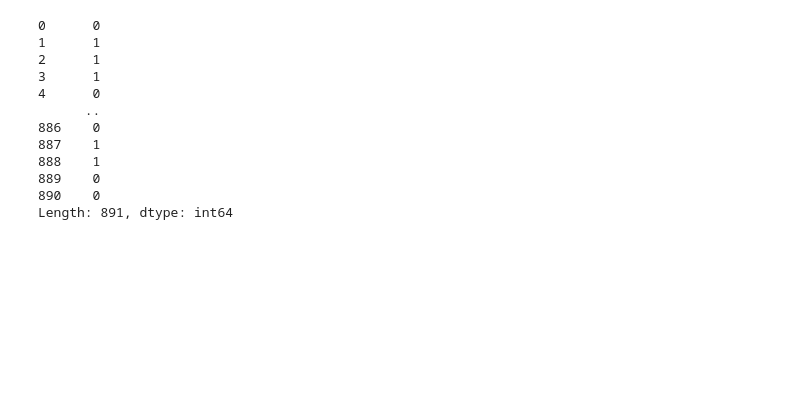
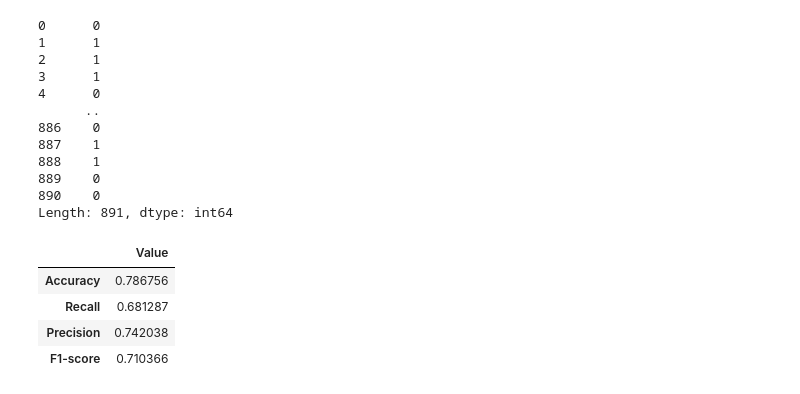
Before and after one commit to pouriaSameti/ML-Projects, a Jupyter notebook: Q1-Titanic/code/dsProject/Logistic Regression.ipynb, the cells around one changed output. Saved outputs shown, nothing was run; the diff lists cells and outputs as text; code cells hidden in the pictures; blank space fills up the shorter version.

Commit message:
titanic -> evaluation of the training data.

```diff
--- a/Q1-Titanic/code/dsProject/Logistic Regression.ipynb
+++ b/Q1-Titanic/code/dsProject/Logistic Regression.ipynb
@@ -204,7 +204,7 @@ class LogisticRegression:
         return vector.map(lambda x: 1/(1 + np.exp(-x)))
 # %%
 lr_reg = LogisticRegression()
-lr_reg.fit(x_train, y_train, epoch=100, learning_rate=0.1)
+lr_reg.fit(x_train, y_train, epoch=200, learning_rate=0.09)
 y_train_pred = lr_reg.predict(x_train)
 
 y_train_pred
@@ -221,3 +221,22 @@ y_train_pred
 889    0
 890    0
 Length: 891, dtype: int64
+# %%
+#training data evaluation
+
+from sklearn.metrics import f1_score, accuracy_score, recall_score, precision_score
+
+accuracy = accuracy_score(y_train, y_train_pred)
+recall = recall_score(y_train, y_train_pred)
+precision = precision_score(y_train, y_train_pred)
+f1_score = f1_score(y_train, y_train_pred)
+
+errors = pd.DataFrame({'Value': [accuracy, recall, precision, f1_score]}, index=['Accuracy', 'Recall', 'Precision', 'F1-score'])
+
+errors
+# %% [output]
+|  | Value |
+| Accuracy | 0.786756 |
+| Recall | 0.681287 |
+| Precision | 0.742038 |
+| F1-score | 0.710366 |
```
